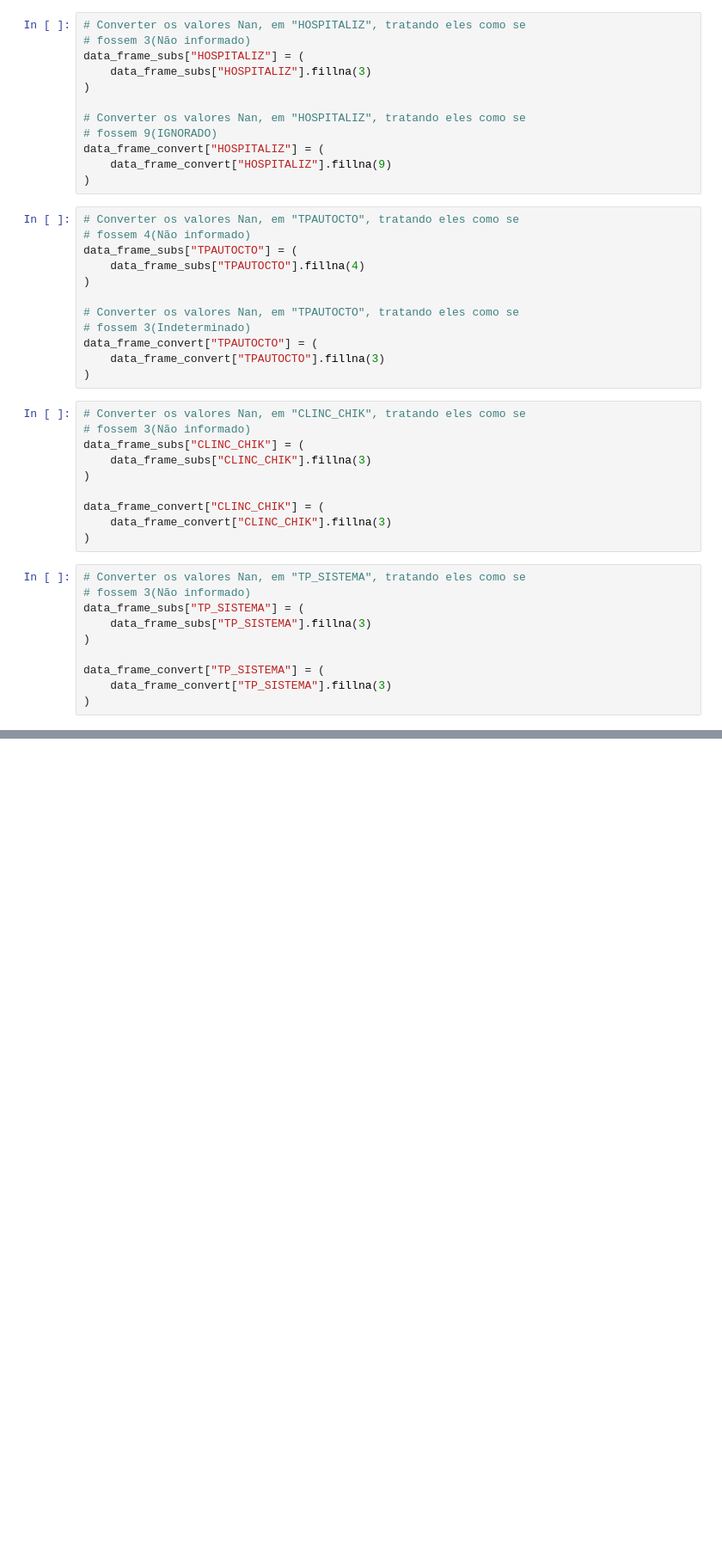
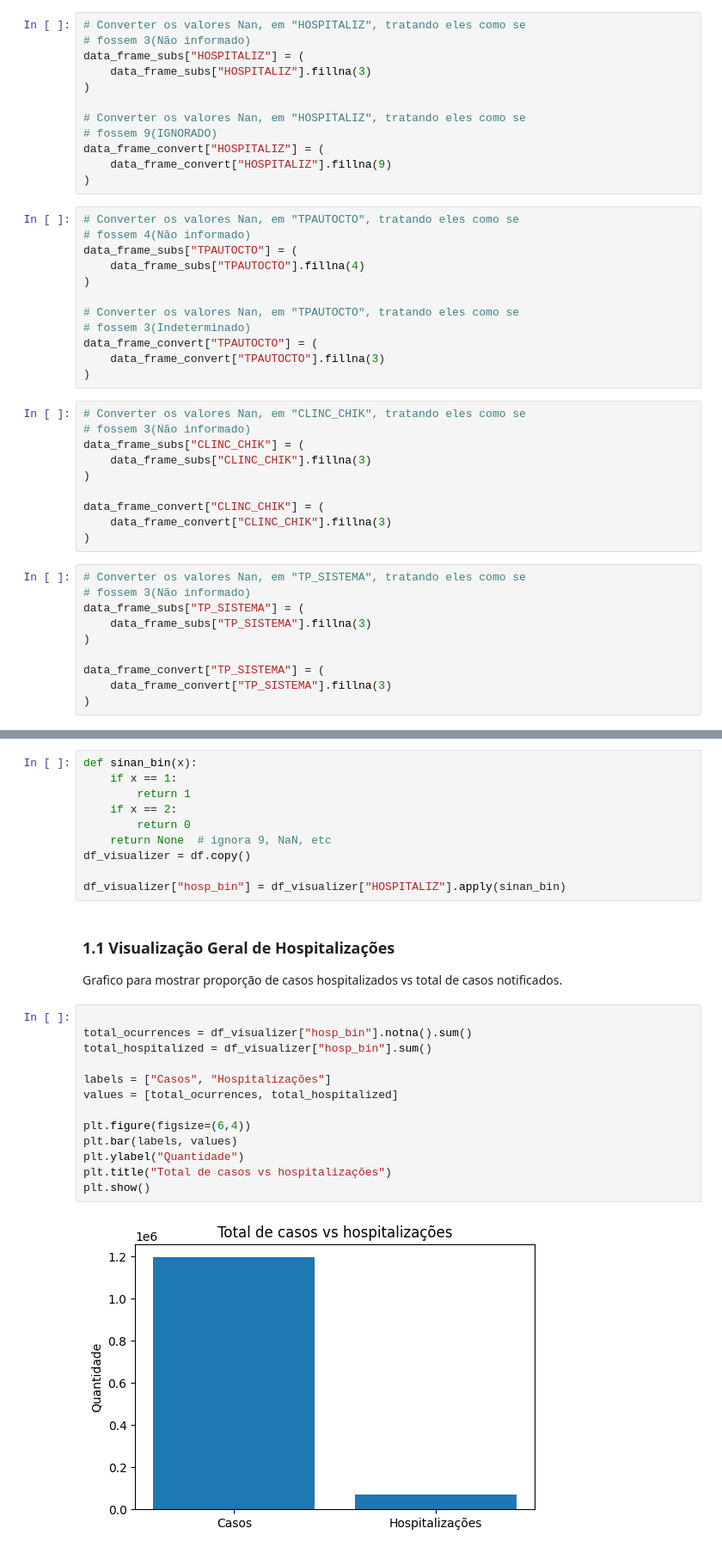
Before and after one commit to BrunaGravina/Tech-Challenge-FIAP, a Jupyter notebook: notebooks/analise.ipynb, the cells around one changed output, grey strips where cells are left out. Shown at 86% size. Saved outputs shown, nothing was run; the diff lists cells and outputs as text; blank space fills up the shorter version.

Commit message:
add graphic analysis
Signed-off-by: Thalles Lopes Mendonça de Freitas <thallesf@ciandt.com>

```diff
--- a/notebooks/analise.ipynb
+++ b/notebooks/analise.ipynb
@@ -225,0 +196,30 @@ print(regioes_unicas)
+# %%
+def sinan_bin(x):
+    if x == 1:
+        return 1
+    if x == 2:
+        return 0
+    return None  # ignora 9, NaN, etc
+df_visualizer = df.copy()
+
+df_visualizer["hosp_bin"] = df_visualizer["HOSPITALIZ"].apply(sinan_bin)
+# %% [markdown]
+
+### 1.1 Visualização Geral de Hospitalizações
+
+Grafico para mostrar proporção de casos hospitalizados vs total de casos notificados.
+# %%
+
+total_ocurrences = df_visualizer["hosp_bin"].notna().sum()
+total_hospitalized = df_visualizer["hosp_bin"].sum()
+
+labels = ["Casos", "Hospitalizações"]
+values = [total_ocurrences, total_hospitalized]
+
+plt.figure(figsize=(6,4))
+plt.bar(labels, values)
+plt.ylabel("Quantidade")
+plt.title("Total de casos vs hospitalizações")
+plt.show()
+# %% [output]
+[figure, added]
```
Also changed, not shown: parts of 29 cells of this notebook, 1 other file.
